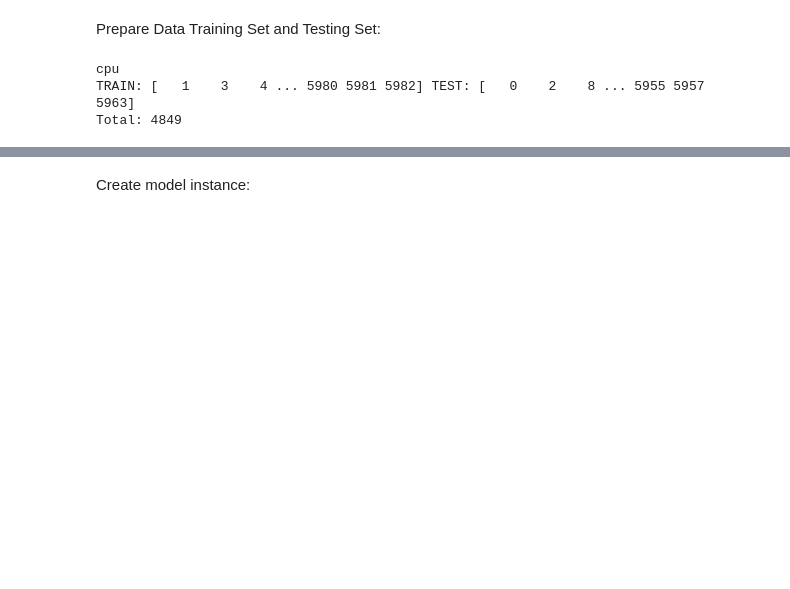
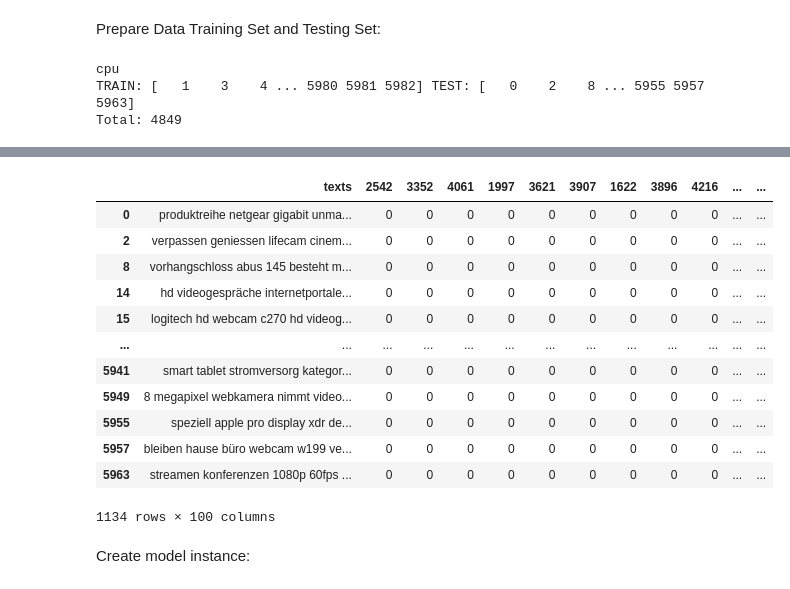
Before and after one commit to szymonrucinski/bert-knows-categories, a Jupyter notebook: BertMultiLabelClassifier.ipynb, the cells around one changed output, grey strips where cells are left out. Cells and saved outputs as stored; diff of their text form; code cells hidden in the pictures; blank space fills up the shorter version.

```diff
--- a/BertMultiLabelClassifier.ipynb
+++ b/BertMultiLabelClassifier.ipynb
@@ -141,3 +172,19 @@ Total: 4849
+# %%
+testData
+# %% [output]
+|  | texts | 2542 | 3352 | 4061 | 1997 | 3621 | 3907 | 1622 | 3896 | 4216 | ... | ... |
+| 0 | produktreihe netgear gigabit unma... | 0 | 0 | 0 | 0 | 0 | 0 | 0 | 0 | 0 | ... | ... |
+| 2 | verpassen geniessen lifecam cinem... | 0 | 0 | 0 | 0 | 0 | 0 | 0 | 0 | 0 | ... | ... |
+| 8 | vorhangschloss abus 145 besteht m... | 0 | 0 | 0 | 0 | 0 | 0 | 0 | 0 | 0 | ... | ... |
+| 14 | hd videogespräche internetportale... | 0 | 0 | 0 | 0 | 0 | 0 | 0 | 0 | 0 | ... | ... |
+| 15 | logitech hd webcam c270 hd videog... | 0 | 0 | 0 | 0 | 0 | 0 | 0 | 0 | 0 | ... | ... |
+| ... | ... | ... | ... | ... | ... | ... | ... | ... | ... | ... | ... | ... |
+| 5941 | smart tablet stromversorg kategor... | 0 | 0 | 0 | 0 | 0 | 0 | 0 | 0 | 0 | ... | ... |
+| 5949 | 8 megapixel webkamera nimmt video... | 0 | 0 | 0 | 0 | 0 | 0 | 0 | 0 | 0 | ... | ... |
+| 5955 | speziell apple pro display xdr de... | 0 | 0 | 0 | 0 | 0 | 0 | 0 | 0 | 0 | ... | ... |
+| 5957 | bleiben hause büro webcam w199 ve... | 0 | 0 | 0 | 0 | 0 | 0 | 0 | 0 | 0 | ... | ... |
+| 5963 | streamen konferenzen 1080p 60fps ... | 0 | 0 | 0 | 0 | 0 | 0 | 0 | 0 | 0 | ... | ... |
+1134 rows × 100 columns
 # %%
 train_loader = data.DataLoader(trainData, batch_size=batch_size, shuffle=True,drop_last=False, num_workers=0)
 test_loader = data.DataLoader(testData, batch_size=batch_size, shuffle=True,drop_last=False, num_workers=0)
```
Also changed, not shown: parts of 18 cells of this notebook.
